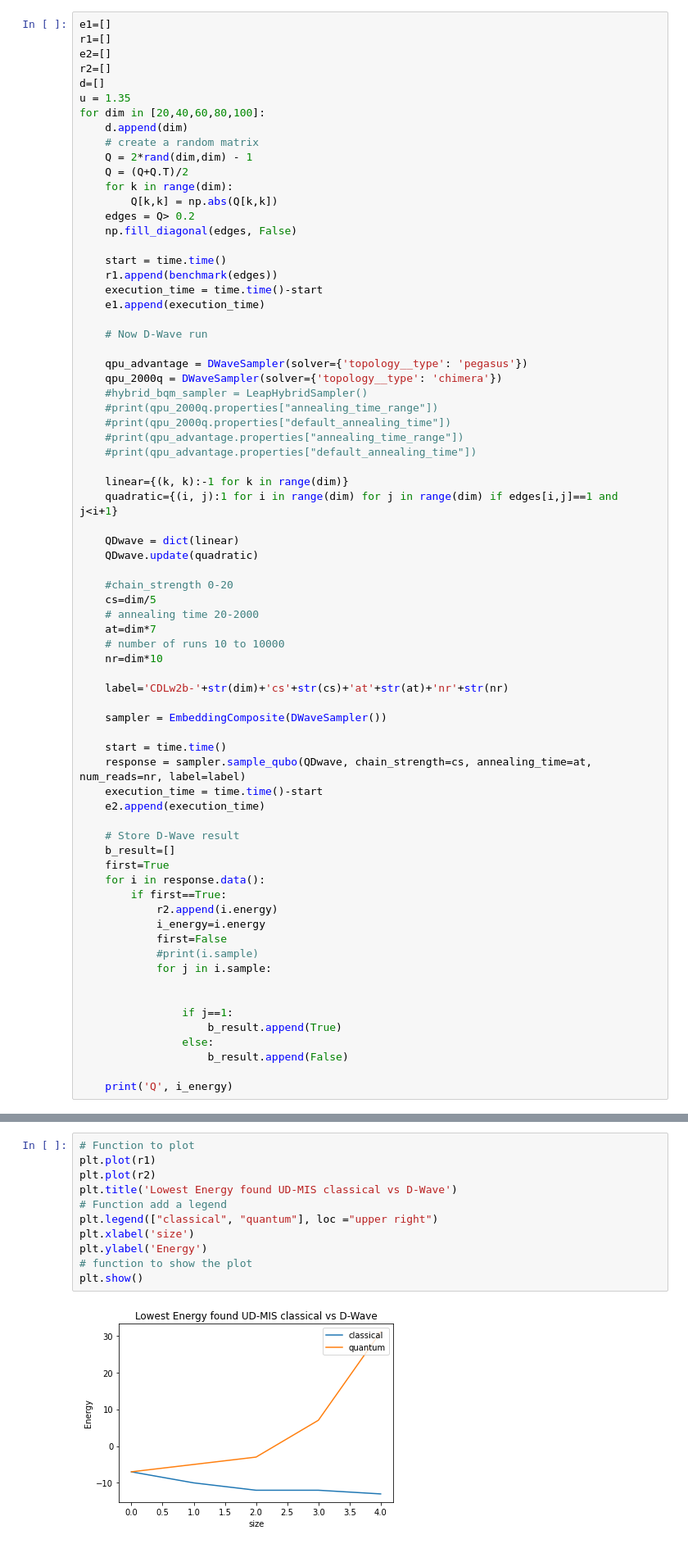
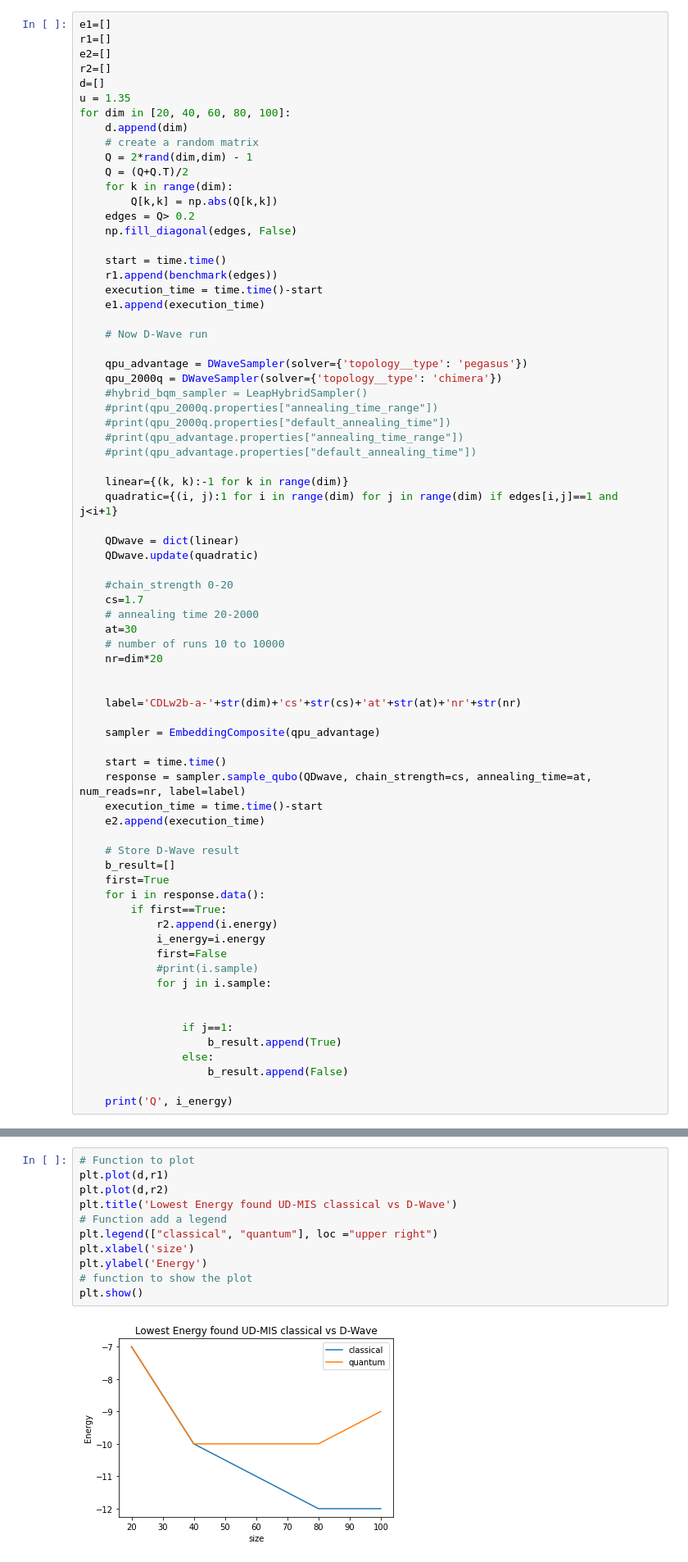
Before and after one commit to CDL-Quantum/CohortProject_2021, a Jupyter notebook: Week2_Rydberg_Atoms/benchmarking_quantum.ipynb, the cells around one changed output, grey strips where cells are left out. Shown: that part at 82% size. Saved outputs shown, nothing was run; the diff lists cells and outputs as text.

Commit message:
Updated Benchmark notebook and images

```diff
--- a/Week2_Rydberg_Atoms/benchmarking_quantum.ipynb
+++ b/Week2_Rydberg_Atoms/benchmarking_quantum.ipynb
@@ -208,7 +208,7 @@ e2=[]
 r2=[]
 d=[]
 u = 1.35
-for dim in [20,40,60,80,100]:
+for dim in [20, 40, 60, 80, 100]:
     d.append(dim)
     # create a random matrix
     Q = 2*rand(dim,dim) - 1
@@ -240,15 +240,16 @@ for dim in [20,40,60,80,100]:
     QDwave.update(quadratic)
 
     #chain_strength 0-20
-    cs=dim/5
+    cs=1.7
     # annealing time 20-2000
-    at=dim*7
+    at=30
     # number of runs 10 to 10000
-    nr=dim*10
+    nr=dim*20
 
-    label='CDLw2b-'+str(dim)+'cs'+str(cs)+'at'+str(at)+'nr'+str(nr)
 
-    sampler = EmbeddingComposite(DWaveSampler())
+    label='CDLw2b-a-'+str(dim)+'cs'+str(cs)+'at'+str(at)+'nr'+str(nr)
+
+    sampler = EmbeddingComposite(qpu_advantage)
 
     start = time.time()
     response = sampler.sample_qubo(QDwave, chain_strength=cs, annealing_time=at, num_reads=nr, label=label)
@@ -316,13 +317,13 @@ plt.show()
 # %%
 # Function to plot
-plt.plot(r1)
-plt.plot(r2)
+plt.plot(d,r1)
+plt.plot(d,r2)
 plt.title('Lowest Energy found UD-MIS classical vs D-Wave')
 # Function add a legend
 plt.legend(["classical", "quantum"], loc ="upper right")
 plt.xlabel('size')
 plt.ylabel('Energy')
 # function to show the plot
 plt.show()
 # %% [output]
-[figure, old version]
+[figure, new version]
```
Also changed, not shown: parts of 4 cells of this notebook, 6 other files.
